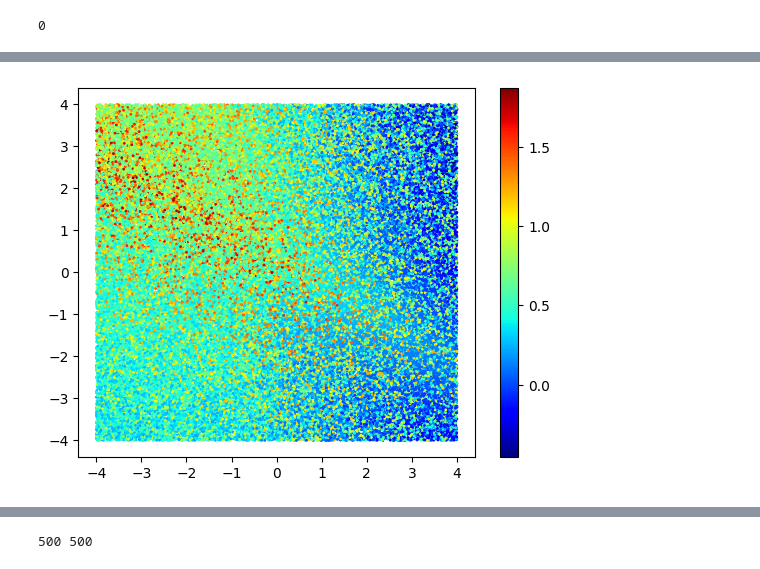
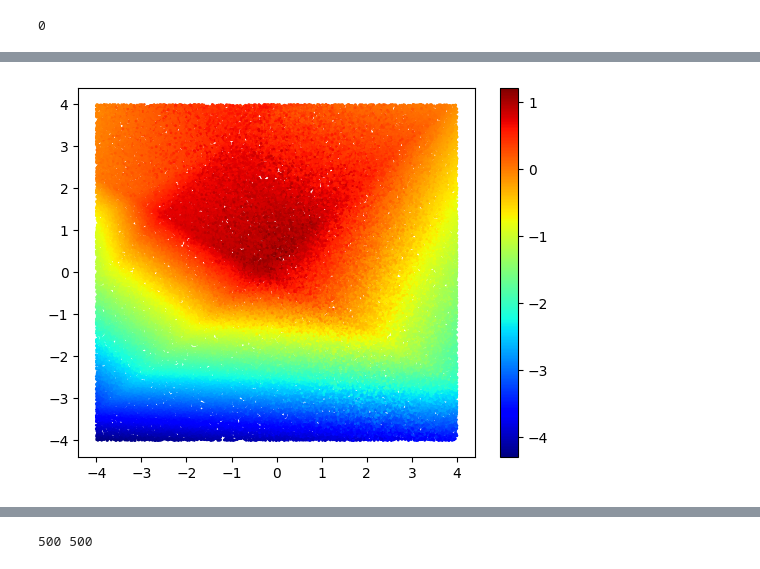
Before and after one commit to arjun-prakash/stackelberg-reach-avoid, a Jupyter notebook: gym_examples/src/cont_dubin.ipynb, the cells around one changed output, grey strips where cells are left out. Cells and saved outputs as stored; diff of their text form; code cells hidden in the pictures.

```diff
--- a/gym_examples/src/cont_dubin.ipynb
+++ b/gym_examples/src/cont_dubin.ipynb
@@ -30,18 +30,6 @@ for i in range(10000):
 
 X = np.array(X)
 y = np.array(y)
-# %%
-#generate data
-
-env = DubinsCarEnv()
-state = env.reset()
-X = []
-y = []
-for i in range(100000):
-    state = env.reset()
-    X.append(state)
-
-X = np.array(X)
 # %%
 import matplotlib
 %matplotlib inline
@@ -70,6 +58,17 @@ def forward(X):
 
     return l3.ravel()
 
+
+#params are defined *implicitly* in haiku
+# def forward(X):
+#     l1 = hk.Linear(12)(X)
+#     l2 = jax.nn.relu(l1)
+#     l3 = hk.Linear(6)(l2)
+#     l4 = jax.nn.relu(l3)
+
+#     l5= hk.Linear(1)(l4)
+
+    return l5
 # def forward(X):
 
 #     mlp = hk.nets.MLP(output_sizes=[3,1])
@@ -94,13 +93,13 @@ def loss_fn(params, X, y):
 
 
 
-optimizer = optax.yogi(learning_rate=1e-2)
+optimizer = optax.adabelief(learning_rate=1e-1)
 opt_state = optimizer.init(params)
 batch_size = len(X)
 
 #check we aren't double using gradients
 opt_state = optimizer.init(params)
-for epoch in range(100):
+for epoch in range(500):
     for batch in range(0,len(X), batch_size):
         X_batch = X[batch:batch+batch_size]
         y_batch = env.sample_value_iter(X_batch, forward, params, gamma=0.9)
@@ -139,6 +138,14 @@ estimate [0.52011144]
+# %%
+env = DubinsCarEnv()
+state = env.reset()
+X_val = []
+for i in range(100000):
+    state = env.reset()
+    X_val.append(state)
+
+X_val = np.array(X_val)
 # %%
-
-y_pred = [forward(X=x, params=params) for x in X]
+y_pred = [forward(X=x, params=params) for x in X_val]
 # %%
 max(y_pred)
 # %% [output]
@@ -146,13 +153,13 @@ Array([1.8734457], dtype=float32)
 # %%
 import matplotlib
 %matplotlib inline
 import matplotlib.pyplot as plt
 
 # Plot...
-plt.scatter(X[:,0], X[:,1], c=y_pred, s=1) # s is a size of marker
+plt.scatter(X_val[:,0], X_val[:,1], c=y_pred, s=1) # s is a size of marker
 plt.jet()
 plt.colorbar()
 plt.savefig('100_iter_adabeleif.png')
 plt.show()
 # %% [output]
-[figure, old version]
+[figure, new version]
```
Also changed, not shown: parts of 10 cells of this notebook, 5 other files.
